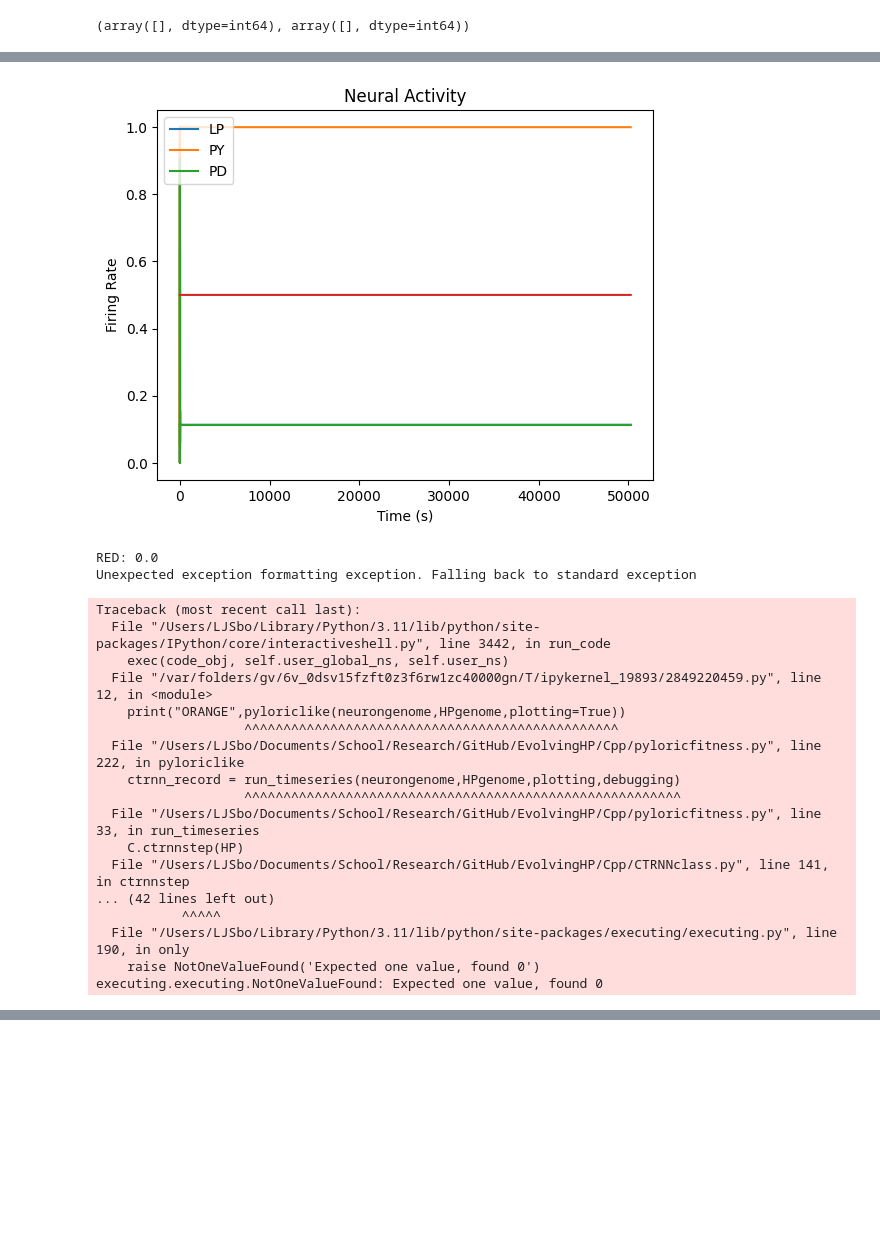
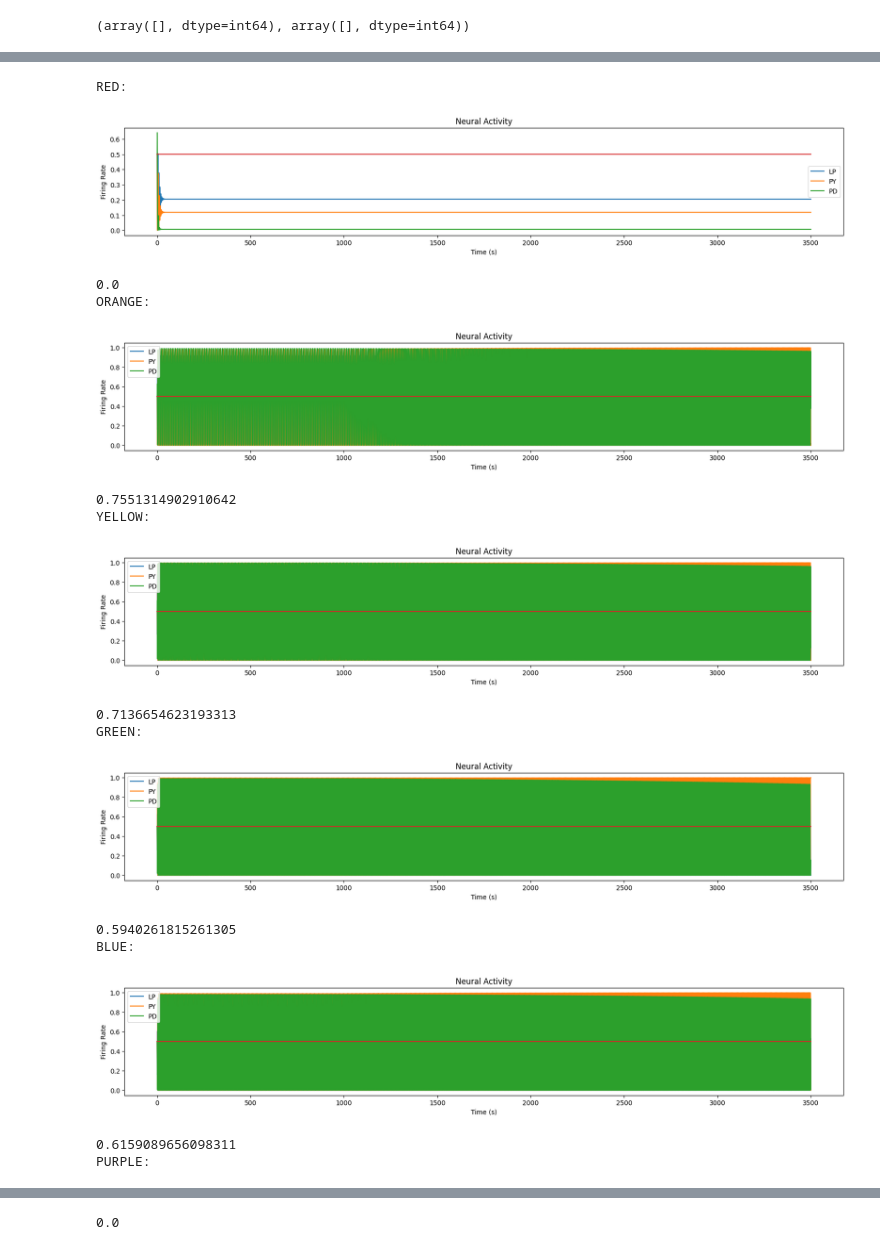
Before and after one commit to ljstolting/EvolvingHP, a Jupyter notebook: Cpp/Viz_ParSpace.ipynb, the cells around one changed output, grey strips where cells are left out. Saved outputs shown, nothing was run; the diff lists cells and outputs as text; code cells hidden in the pictures; blank space fills up the shorter version.

```diff
--- a/Cpp/Viz_ParSpace.ipynb
+++ b/Cpp/Viz_ParSpace.ipynb
@@ -195,10 +358,10 @@ PURPLE
 # %%
-red = np.loadtxt('redparamtrack1.dat')
-orange = np.loadtxt('orangeparamtrack1.dat')
-yellow = np.loadtxt('yellowparamtrack1.dat')
-green = np.loadtxt('greenparamtrack1.dat')
-blue = np.loadtxt('blueparamtrack1.dat')
-purple = np.loadtxt('purpleparamtrack1.dat')
+red = np.loadtxt('redparamtrack5.dat')
+orange = np.loadtxt('orangeparamtrack5.dat')
+yellow = np.loadtxt('yellowparamtrack5.dat')
+green = np.loadtxt('greenparamtrack5.dat')
+blue = np.loadtxt('blueparamtrack5.dat')
+purple = np.loadtxt('purpleparamtrack5.dat')
 
 fig, ((ax1,ax2),(ax3,ax4)) = plt.subplots(figsize= (10,10),nrows=2,ncols=2)
 plt.rcParams['text.usetex'] = False
@@ -245,52 +408,54 @@ plt.show()
 # %%
-#Plot all final (post/during HP) results
-#Time Series for all initial points, without HP
+#Time series with evolved HP #5
+
 neurongenome = np.array([  1.25966,  11.7919 ,  -8.9466,  -14.1082  , 13.505  ,  15.8346   ,-4.73326, -14.9413 ,   7.13229  , 2.68606 , -5.92321,  -8.09309,   1.0782 ,   1.45534 , 1.713  ])
-HPgenome = np.array([113.021, 1, 155.316, 1,1,1,0.0610131 , 0, 0 ,0.30022,1, 0.484673 ,6 ,1 ,25])
+HPgenome = np.array([169.288,1, 115.095,1,1,1, 0.00625323,0, 0, 0.583122,1, 0.212414, 78,1, 113])
 
 neurongenome[9] = red[0,0]
 neurongenome[11]= red[0,1]
-print("RED:",pyloriclike(neurongenome,HPgenome,plotting=True))
+print("RED:")
+print(pyloriclike(neurongenome,HPgenome,plotting=True))
 
 neurongenome[9] = orange[0,0]
 neurongenome[11] = orange[0,1]
-print("ORANGE",pyloriclike(neurongenome,HPgenome,plotting=True))
+print("ORANGE:")
+print(pyloriclike(neurongenome,HPgenome,plotting=True))
 
 neurongenome[9] = yellow[0,0]
 neurongenome[11] = yellow[0,1]
-print("YELLOW",pyloriclike(neurongenome,HPgenome,plotting=True))
+print("YELLOW:")
+print(pyloriclike(neurongenome,HPgenome,plotting=True))
 
 neurongenome[9] = green[0,0]
 neurongenome[11] = green[0,1]
-print("GREEN",pyloriclike(neurongenome,HPgenome,plotting=True))
+print("GREEN:")
+print(pyloriclike(neurongenome,HPgenome,plotting=True))
 
 neurongenome[9] = blue[0,0]
 neurongenome[11] = blue[0,1]
-print("BLUE",pyloriclike(neurongenome,HPgenome,plotting=True))
+print("BLUE:")
+print(pyloriclike(neurongenome,HPgenome,plotting=True))
 
 neurongenome[9] = purple[0,0]
 neurongenome[11] = purple[0,1]
-print("PURPLE",pyloriclike(neurongenome,HPgenome,plotting=True))
+print("PURPLE:")
+print(pyloriclike(neurongenome,HPgenome,plotting=True))
 
-#so far, wrong; most likely because did not allow transient before beginning HP?
+#Doesn't match C++-generated, but might be C++ fault
 # %% [output]
+RED:
-[figure, old version]
+[figure, new version]
-RED: 0.0
-Unexpected exception formatting exception. Falling back to standard exception
-Traceback (most recent call last):
-  File "/Users/LJSbo/Library/Python/3.11/lib/python/site-packages/IPython/core/interactiveshell.py", line 3442, in run_code
-    exec(code_obj, self.user_global_ns, self.user_ns)
-  File "/var/folders/gv/6v_0dsv15fzft0z3f6rw1zc40000gn/T/ipykernel_19893/2849220459.py", line 12, in <module>
-    print("ORANGE",pyloriclike(neurongenome,HPgenome,plotting=True))
-                   ^^^^^^^^^^^^^^^^^^^^^^^^^^^^^^^^^^^^^^^^^^^^^^^^
-  File "/Users/LJSbo/Documents/School/Research/GitHub/EvolvingHP/Cpp/pyloricfitness.py", line 222, in pyloriclike
-    ctrnn_record = run_timeseries(neurongenome,HPgenome,plotting,debugging)
-                   ^^^^^^^^^^^^^^^^^^^^^^^^^^^^^^^^^^^^^^^^^^^^^^^^^^^^^^^^
-  File "/Users/LJSbo/Documents/School/Research/GitHub/EvolvingHP/Cpp/pyloricfitness.py", line 33, in run_timeseries
-    C.ctrnnstep(HP)
-  File "/Users/LJSbo/Documents/School/Research/GitHub/EvolvingHP/Cpp/CTRNNclass.py", line 141, in ctrnnstep
-... (42 lines left out)
-           ^^^^^
-  File "/Users/LJSbo/Library/Python/3.11/lib/python/site-packages/executing/executing.py", line 190, in only
-    raise NotOneValueFound('Expected one value, found 0')
-executing.executing.NotOneValueFound: Expected one value, found 0
+0.0
+ORANGE:
+[figure, added]
+0.7551314902910642
+YELLOW:
+[figure, added]
+0.7136654623193313
+GREEN:
+[figure, added]
+0.5940261815261305
+BLUE:
+[figure, added]
+0.6159089656098311
+PURPLE:
@@ -297,3 +463,4 @@ executing.executing.NotOneValueFound: Expected one value, found 0
+0.0
 # %%
 
 red = np.loadtxt('redparamtrack2.dat')
```
Also changed, not shown: parts of 11 cells of this notebook, 32 other files.
